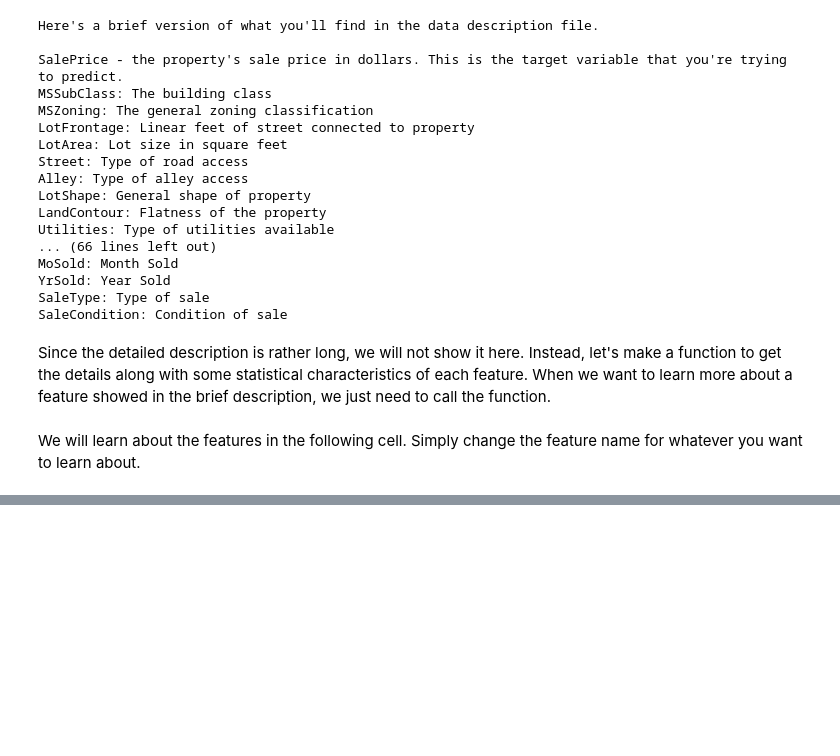
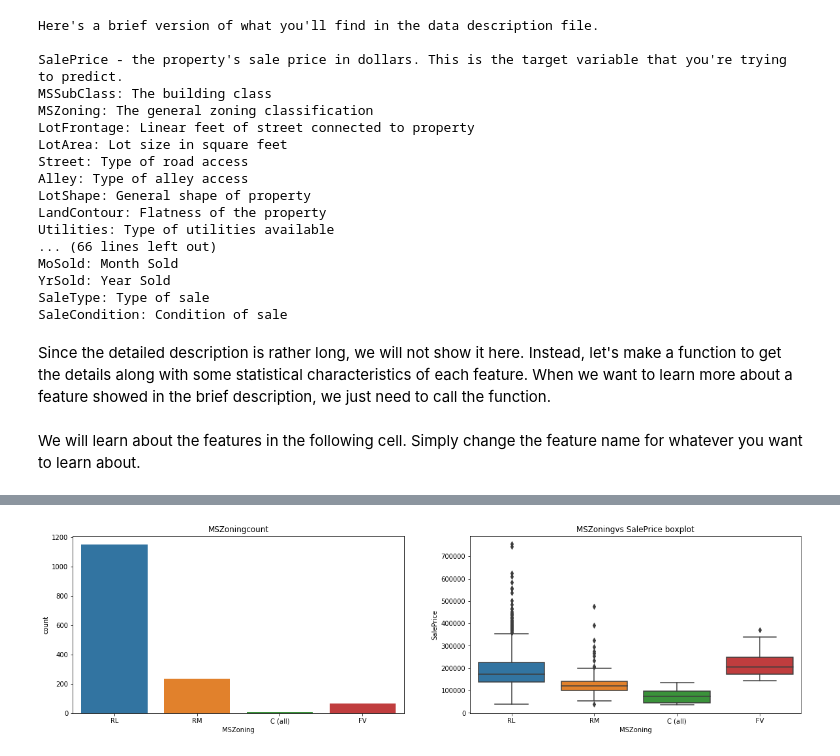
Before and after one commit to JATC1024/Kaggle-House-Prices, a Jupyter notebook: Kaglge_house_prices.ipynb, the cells around one changed output, grey strips where cells are left out. Cells and saved outputs as stored; diff of their text form; code cells hidden in the pictures; blank space fills up the shorter version.

```diff
--- a/Kaglge_house_prices.ipynb
+++ b/Kaglge_house_prices.ipynb
@@ -129,0 +331,8 @@ Name: MSSubClass, dtype: int64
+# %%
+# Replace the RH values by RM
+train_examples["MSZoning"].replace("RH", "RM", inplace = True)
+# %%
+# Plot the data again
+count_box_plot(feature = "MSZoning", data = train_examples)
+# %% [output]
+[figure, added]
```
Also changed, not shown: parts of 38 cells of this notebook.
